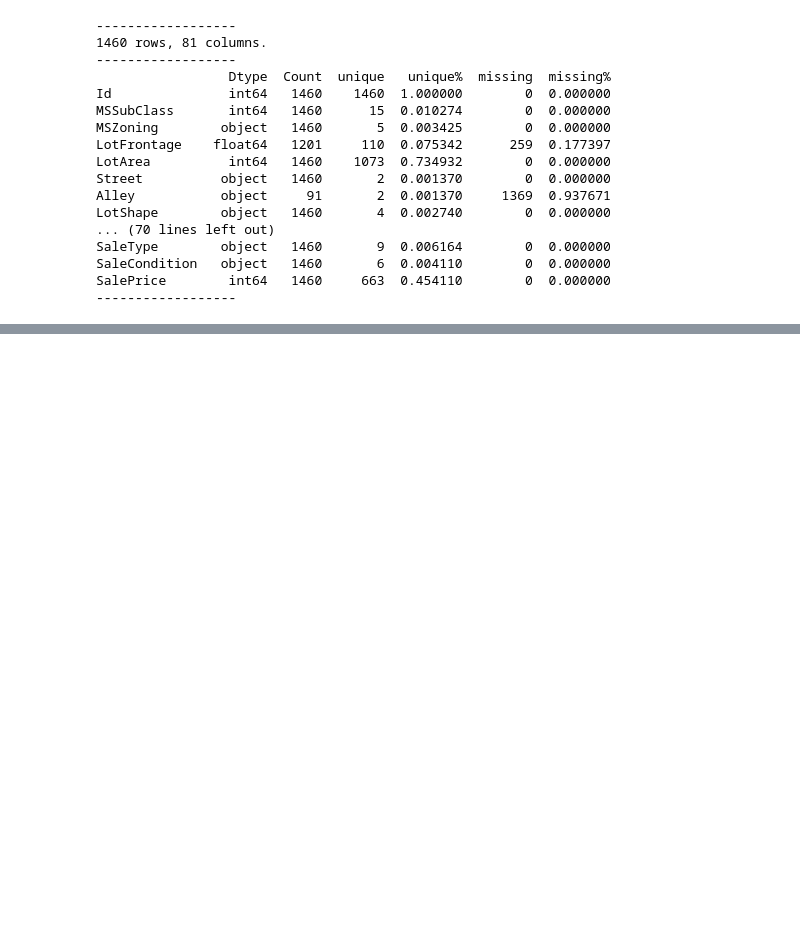
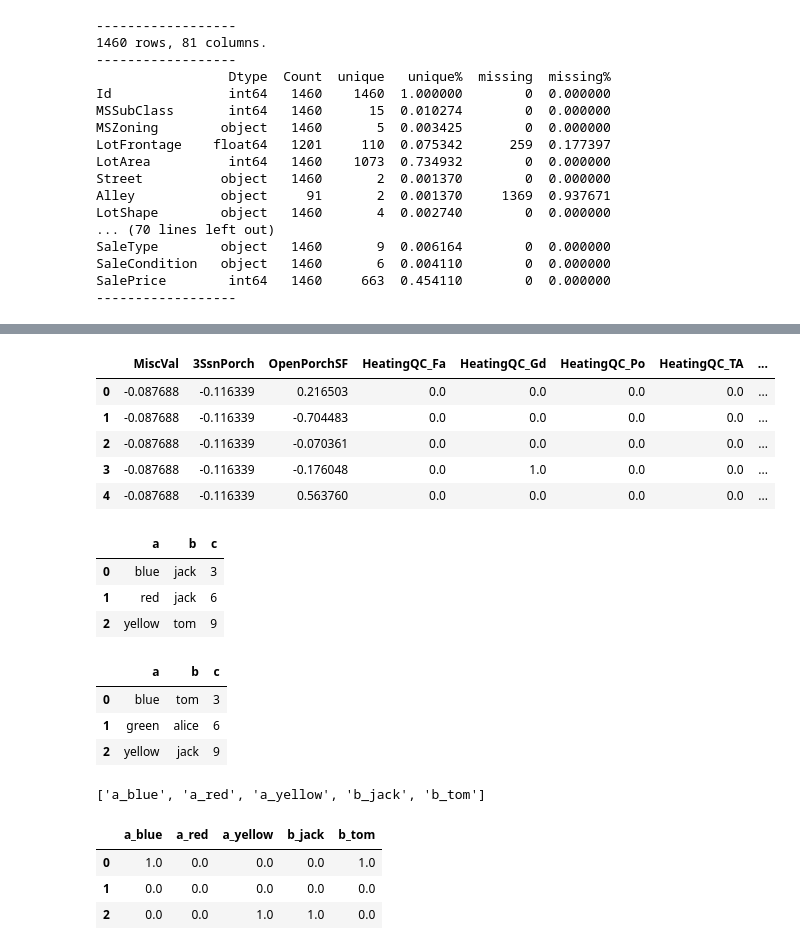
Before and after one commit to HunterKruger/Layzee, a Jupyter notebook: test_feature_handling.ipynb, the cells around one changed output, grey strips where cells are left out. Cells and saved outputs as stored; diff of their text form; code cells hidden in the pictures; blank space fills up the shorter version.

```diff
--- a/test_feature_handling.ipynb
+++ b/test_feature_handling.ipynb
@@ -90,0 +57,10 @@ Name: 1stFlrSF_qcut, dtype: int64
+# %%
+encoded = fh.general_encoder(nums,None, cats, 'first')
+encoded.head()
+# %% [output]
+|  | MiscVal | 3SsnPorch | OpenPorchSF | HeatingQC_Fa | HeatingQC_Gd | HeatingQC_Po | HeatingQC_TA | ... |
+| 0 | -0.087688 | -0.116339 | 0.216503 | 0.0 | 0.0 | 0.0 | 0.0 | ... |
+| 1 | -0.087688 | -0.116339 | -0.704483 | 0.0 | 0.0 | 0.0 | 0.0 | ... |
+| 2 | -0.087688 | -0.116339 | -0.070361 | 0.0 | 0.0 | 0.0 | 0.0 | ... |
+| 3 | -0.087688 | -0.116339 | -0.176048 | 0.0 | 1.0 | 0.0 | 0.0 | ... |
+| 4 | -0.087688 | -0.116339 | 0.563760 | 0.0 | 0.0 | 0.0 | 0.0 | ... |
@@ -90,0 +72,14 @@ Name: 1stFlrSF_qcut, dtype: int64
+# %%
+a
+# %% [output]
+|  | a | b | c |
+| 0 | blue | jack | 3 |
+| 1 | red | jack | 6 |
+| 2 | yellow | tom | 9 |
+# %%
+b
+# %% [output]
+|  | a | b | c |
+| 0 | blue | tom | 3 |
+| 1 | green | alice | 6 |
+| 2 | yellow | jack | 9 |
@@ -90,0 +91,5 @@ Name: 1stFlrSF_qcut, dtype: int64
+# %%
+new_feats = ohe.get_feature_names(['a', 'b'])
+new_feats.tolist()
+# %% [output]
+['a_blue', 'a_red', 'a_yellow', 'b_jack', 'b_tom']
@@ -90,0 +99,8 @@ Name: 1stFlrSF_qcut, dtype: int64
+# %%
+
+b_ecd
+# %% [output]
+|  | a_blue | a_red | a_yellow | b_jack | b_tom |
+| 0 | 1.0 | 0.0 | 0.0 | 0.0 | 1.0 |
+| 1 | 0.0 | 0.0 | 0.0 | 0.0 | 0.0 |
+| 2 | 0.0 | 0.0 | 1.0 | 1.0 | 0.0 |
```
Also changed, not shown: parts of 10 cells of this notebook, 10 other files.
